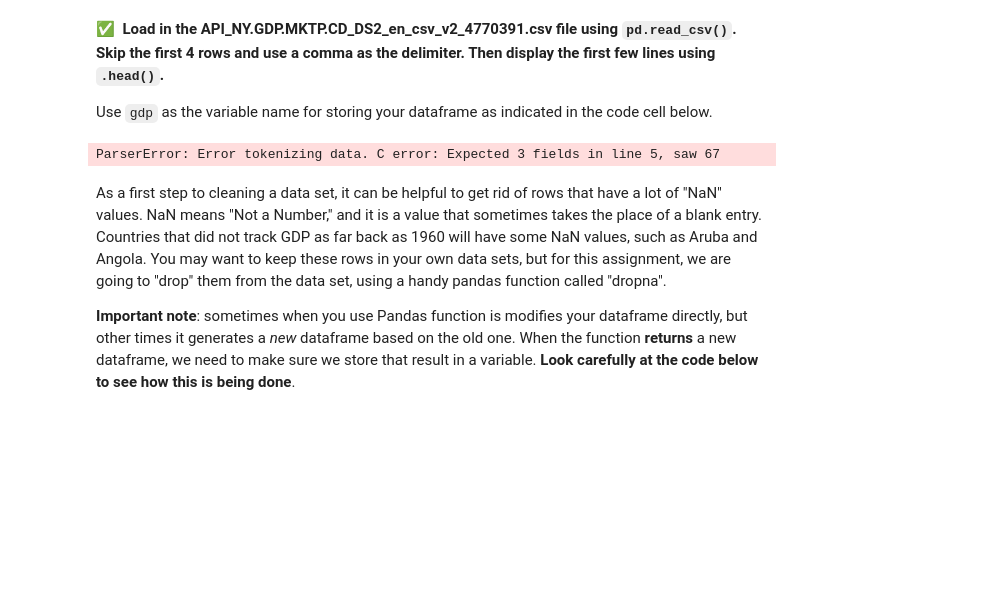
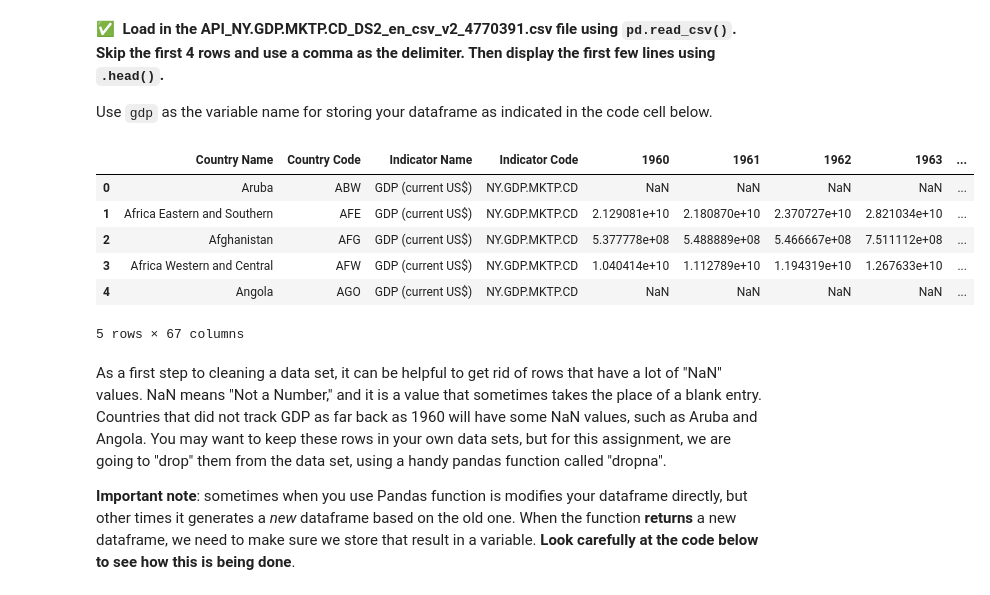
Before and after one commit to andrew-koren/cautious-adventure, a Jupyter notebook: my shit/cmse/Day-10_In-Class_GDP-STUDENT.ipynb, the cells around one changed output. Cells and saved outputs as stored; diff of their text form; code cells hidden in the pictures; blank space fills up the shorter version.

```diff
--- a/my shit/cmse/Day-10_In-Class_GDP-STUDENT.ipynb
+++ b/my shit/cmse/Day-10_In-Class_GDP-STUDENT.ipynb
@@ -177,10 +177,19 @@ Use `gdp` as the variable name for storing your dataframe as indicated in the co
 # %%
 import pandas as pd
 
 # Load in GDP.csv
-gdp = pd.read_csv('gdp.csv',delimiter=',')#, error_bad_lines=False)
+gdp = pd.read_csv('gdp.csv')#,skiprows=2)#, error_bad_lines=False)
+#gdp.columns =
+#print(gdp.keys())
+gdp.head()
 # %% [output]
+|  | Country Name | Country Code | Indicator Name | Indicator Code | 1960 | 1961 | 1962 | 1963 | ... |
+| 0 | Aruba | ABW | GDP (current US$) | NY.GDP.MKTP.CD | NaN | NaN | NaN | NaN | ... |
+| 1 | Africa Eastern and Southern | AFE | GDP (current US$) | NY.GDP.MKTP.CD | 2.129081e+10 | 2.180870e+10 | 2.370727e+10 | 2.821034e+10 | ... |
+| 2 | Afghanistan | AFG | GDP (current US$) | NY.GDP.MKTP.CD | 5.377778e+08 | 5.488889e+08 | 5.466667e+08 | 7.511112e+08 | ... |
+| 3 | Africa Western and Central | AFW | GDP (current US$) | NY.GDP.MKTP.CD | 1.040414e+10 | 1.112789e+10 | 1.194319e+10 | 1.267633e+10 | ... |
+| 4 | Angola | AGO | GDP (current US$) | NY.GDP.MKTP.CD | NaN | NaN | NaN | NaN | ... |
-ParserError: Error tokenizing data. C error: Expected 3 fields in line 5, saw 67
+5 rows × 67 columns
 # %% [markdown]
 As a first step to cleaning a data set, it can be helpful to get rid of rows that have a lot of "NaN" values. NaN means "Not a Number," and it is a value that sometimes takes the place of a blank entry. Countries that did not track GDP as far back as 1960 will have some NaN values, such as Aruba and Angola. You may want to keep these rows in your own data sets, but for this assignment, we are going to "drop" them from the data set, using a handy pandas function called "dropna".
 
```
Also changed, not shown: parts of 20 cells of this notebook.
